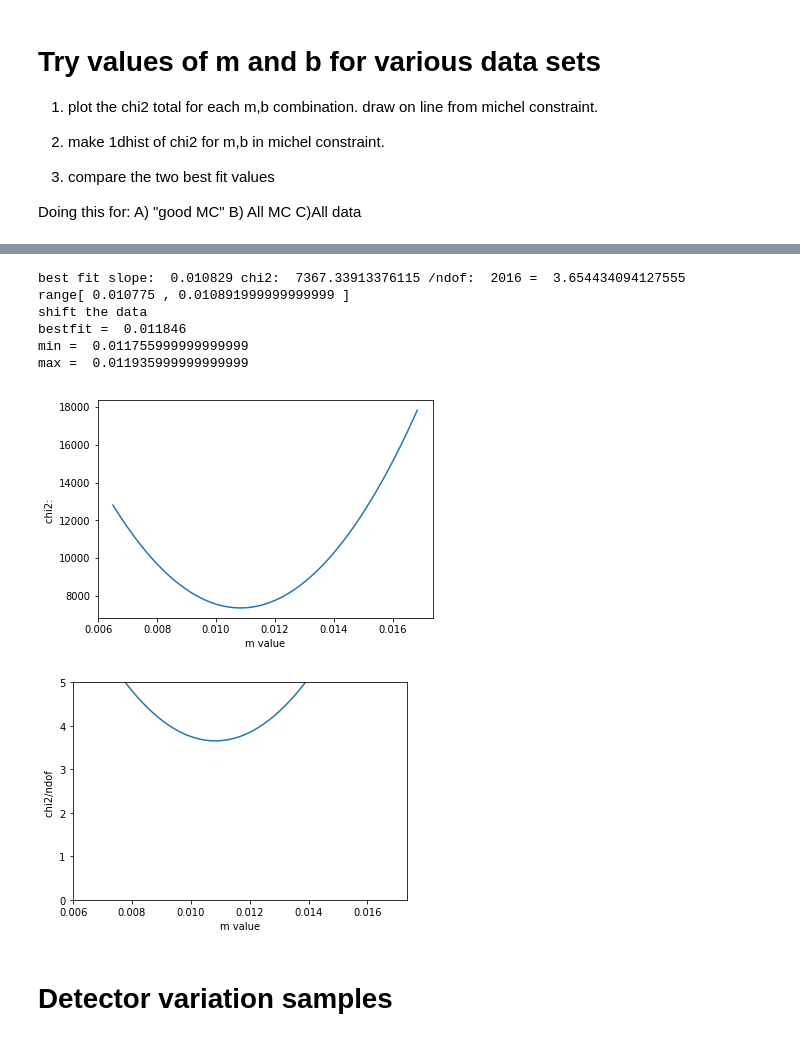
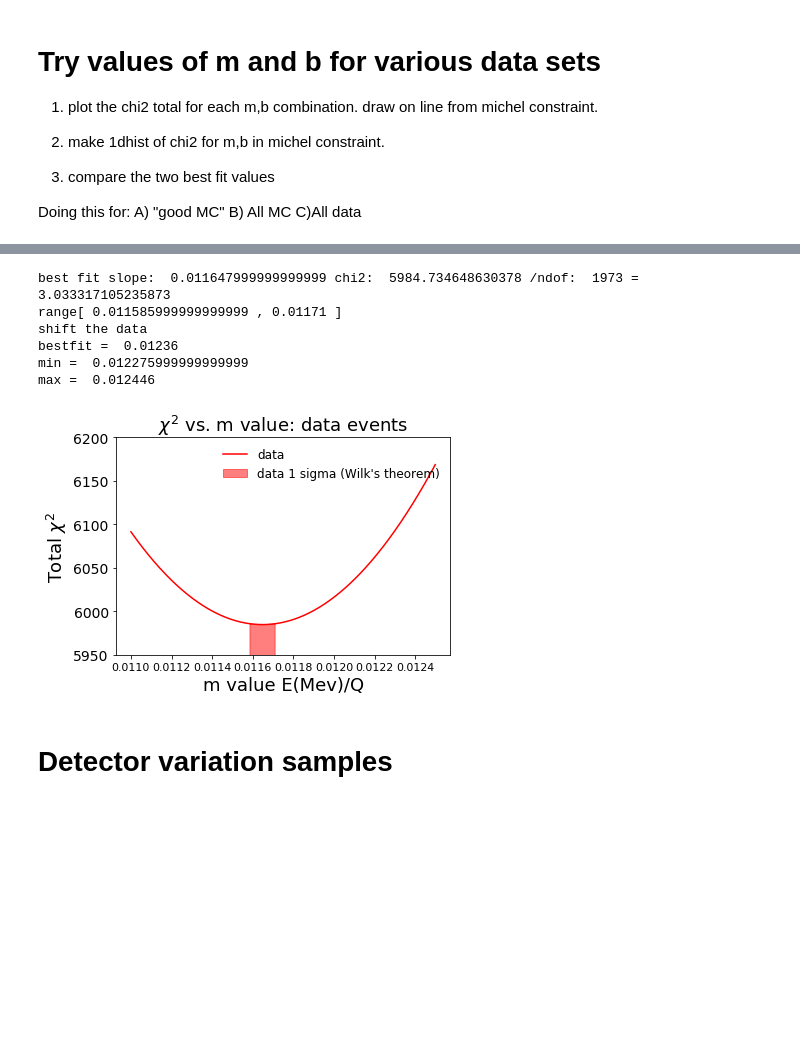
Before and after one commit to LArbys/1L1PSelection, a Jupyter notebook: Pi0Study/ShowerCalibration.ipynb, the cells around one changed output, grey strips where cells are left out. Cells and saved outputs as stored; diff of their text form; code cells hidden in the pictures; blank space fills up the shorter version.

```diff
--- a/Pi0Study/ShowerCalibration.ipynb
+++ b/Pi0Study/ShowerCalibration.ipynb
@@ -202,9 +208,9 @@ all events:  3307
 # %%
 # start with classic pi0 cuts on each df
 # cut on new shower variables separately
-cuts_new = 'good ==1 and PassPMTPrecut ==1 and PassShowerReco ==1 and InFiducial ==1 and _pi0mass_new<400 and DeltaMass_new >0 and DeltaMass_new <1400 and NTracks ==2 and Proton_Edep>60.0  and Electron_Edep>35.0  and shower1_E_Y_new>80 and ChargeNearTrunk >250 and Electron_ThetaRecoB_e1ep <1.5 and _shower_alpha <2.5 and _pi0mass_new>0 and BDTscore_1e1p<.7'
+cuts_new = 'good ==1 and PassPMTPrecut ==1 and PassShowerReco ==1 and InFiducial ==1 and _pi0mass_new<300 and DeltaMass_new >0 and DeltaMass_new <1400 and NTracks ==2 and Proton_Edep>60.0  and Electron_Edep>35.0  and shower1_E_Y_new>80 and ChargeNearTrunk >250 and Electron_ThetaRecoB_e1ep <1.5 and _shower_alpha <2.5 and _pi0mass_new>0 and BDTscore_1e1p<.7'
 # cuts_new=precuts
-cuts_2 = 'PassPMTPrecut ==1 and PassShowerReco ==1 and InFiducial ==1 and _pi0mass_new<400 and DeltaMass_new >0 and DeltaMass_new <1400 and NTracks ==2 and Proton_Edep>60.0  and Electron_Edep>35.0  and shower1_E_Y_new>80 and ChargeNearTrunk >250 and Electron_ThetaRecoB_e1ep <1.5 and _shower_alpha <2.5 and _pi0mass_new>0 and BDTscore_1e1p<.7'
+cuts_2 = 'PassPMTPrecut ==1 and PassShowerReco ==1 and InFiducial ==1 and _pi0mass_new<300 and DeltaMass_new >0 and DeltaMass_new <1400 and NTracks ==2 and Proton_Edep>60.0  and Electron_Edep>35.0  and shower1_E_Y_new>80 and ChargeNearTrunk >250 and Electron_ThetaRecoB_e1ep <1.5 and _shower_alpha <2.5 and _pi0mass_new>0 and BDTscore_1e1p<.7'
 
 RSE = ['run','subrun','event']
 sort = 'shower1_E_Y'
@@ -226,6 +232,8 @@ print(len(df_data_r1_open_pi0)/len(df_numu_pi0))
 
 df_numu_r2_pi0 = df_numu_r2_goodruns_pmtprecut.query(cuts_new + 'and not (nu_interaction_ccnc==0 and abs(nu_pdg)==12)')
 df_numu_r2_pi0 = df_numu_r2_pi0.sort_values(sort,ascending=False).drop_duplicates('CVIndex').sort_index()
+df_numu_r2_1mil_pi0 = df_numu_r2_1mil_goodruns_pmtprecut.query(cuts_new + 'and not (nu_interaction_ccnc==0 and abs(nu_pdg)==12)')
+df_numu_r2_1mil_pi0 = df_numu_r2_1mil_pi0.sort_values(sort,ascending=False).drop_duplicates(RSE).sort_index()
 df_nue_r2_pi0 = df_nue_r2_goodruns_pmtprecut.query(cuts_new)
 df_nue_r2_pi0 = df_nue_r2_pi0.sort_values(sort,ascending=False).drop_duplicates(RSE).sort_index()
 print(len(df_nue_r2_pi0))
@@ -416,7 +426,7 @@ def findSlopeandBias(df,m,weight=False):
         dM= 29.8
 
         chisq = ((135-sqrt(newmass))**2)/(dM**2)
-        if weight==True:
+        if False:
             chisq=chisq*df['pi0_weight'].values[idx]
 
 #         print("C:","%.2f" % C,"A1:","%.2f" % A1,"A2:","%.2f" % A2,"newmass:","%.2f" % newmass,"sqrt(newmass):","%.2f" % sqrt(newmass),"numerator","%.2f" % (135**2-newmass)**2,"dm:","%.2f" % dM,"chisq:","%.2f" % chisq)
@@ -437,13 +447,13 @@ Doing this for: A) "good MC"  B) All MC C)All data
 # %%
 # function to add in pi0 weights
 def getweights(df):
-    a_CC= 2.75e-06
-    b_CC= -0.0032
-    c_CC = 1.553
+    a_CC= 3.425e-06
+    b_CC= -0.0039
+    c_CC = 1.784
 
-    a_NC= 2.54e-06
-    b_NC= -0.0039
-    c_NC = 1.494
+    a_NC= 1.885e-06
+    b_NC= -0.00316
+    c_NC = 1.442
 
     weights =[]
     mom = df['pi0_momentum_true'].values
@@ -718,58 +751,65 @@ minval_data = 10000000000
 minslope_low_data = -999999
 minslope_high_data = -999999
 
-square_vals = [0.0 for i in range(1150)]
+square_vals = [0.0 for i in range(750)]
+slopes_2D = [i*2e-6+.011 for i in range(750)]
 
 for i in range(len(slopes_2D)):
 
     chi2 = findSlopeandBias(df_data_total,slopes_2D[i])
     square_vals[i]=chi2
 
     if(chi2<minval_data):
         minval_data = chi2
         minslope_data = slopes_2D[i]
 
 print("best fit slope: ", minslope_data ,"chi2: ",minval_data,"/ndof: ",len(df_data_total),"= ",minval_data/float(len(df_data_total)))
 
 fig, ax = plt.subplots()
-plt.plot(slopes_2D,square_vals)
+plt.plot(slopes_2D,square_vals,color = 'red',label = "data")
 
 minallowed_val_data = 1
 maxallowed_val_data = -1
+
+y_min =[]
+y_max =[]
+x_tmp=[]
+for i in range(len(square_vals)):
+    if (square_vals[i] - minval_data <1.0):
+        y_min.append(4000)
+        y_max.append(square_vals[i])
+        x_tmp.append(slopes_2D[i])
+plt.fill_between(x_tmp, y_min, y_max, alpha=.5,color = 'red',label = "data 1 sigma (Wilk's theorem)")
 
 for i in range(len(slopes_2D)):
     if (square_vals[i] - minval_data <1.0):
         if (slopes_2D[i]> maxallowed_val_data):
             maxallowed_val_data = slopes_2D[i]
         if (slopes_2D[i]< minallowed_val_data):
             minallowed_val_data = slopes_2D[i]
 print("range[",minallowed_val_data,",",maxallowed_val_data,"]")
 
-ax.set_xlabel("m value")
-ax.set_ylabel("chi2: ")
-
-fig1, ax1 = plt.subplots()
-chi_ndof = []
-for chi in square_vals:
-    chi_ndof.append(chi/float(len(df_data_total)))
-plt.plot(slopes_2D,chi_ndof)
-ax1.set_xlabel("m value")
-ax1.set_ylabel("chi2/ndof ")
-ax1.set_ylim(0,5.0)
+plt.ylim(5950,6200)
+ax.set_xlabel("m value E(Mev)/Q", fontsize=18)
+ax.set_ylabel("Total $\chi^2$",fontsize=18)
+ax.set_title("$\chi^2$ vs. m value: data events",fontsize=18)
+plt.xticks(fontsize=11)
+plt.yticks(fontsize=14)
+ax.legend(loc='upper right',fontsize=12,frameon=False,ncol=1)
+plt.savefig('mfit_data.png')
 
 print("shift the data")
 print("bestfit = ",minslope_data-(minslope_all-minslope_good) )
 print("min = ",minallowed_val_data-(minallowed_val_all-minallowed_val_good) )
 print("max = ",maxallowed_val_data-(maxallowed_val_all-maxallowed_val_good) )
 # %% [output]
-best fit slope:  0.010829 chi2:  7367.33913376115 /ndof:  2016 =  3.654434094127555
-range[ 0.010775 , 0.010891999999999999 ]
+best fit slope:  0.011647999999999999 chi2:  5984.734648630378 /ndof:  1973 =  3.033317105235873
+range[ 0.011585999999999999 , 0.01171 ]
 shift the data
-bestfit =  0.011846
-min =  0.011755999999999999
-max =  0.011935999999999999
+bestfit =  0.01236
+min =  0.012275999999999999
+max =  0.012446
-[figure, old version]
+[figure, new version]
-[figure, removed]
 # %% [markdown]
 # Detector variation samples
 # %%
```
Also changed, not shown: parts of 19 cells of this notebook, 7 other files.
